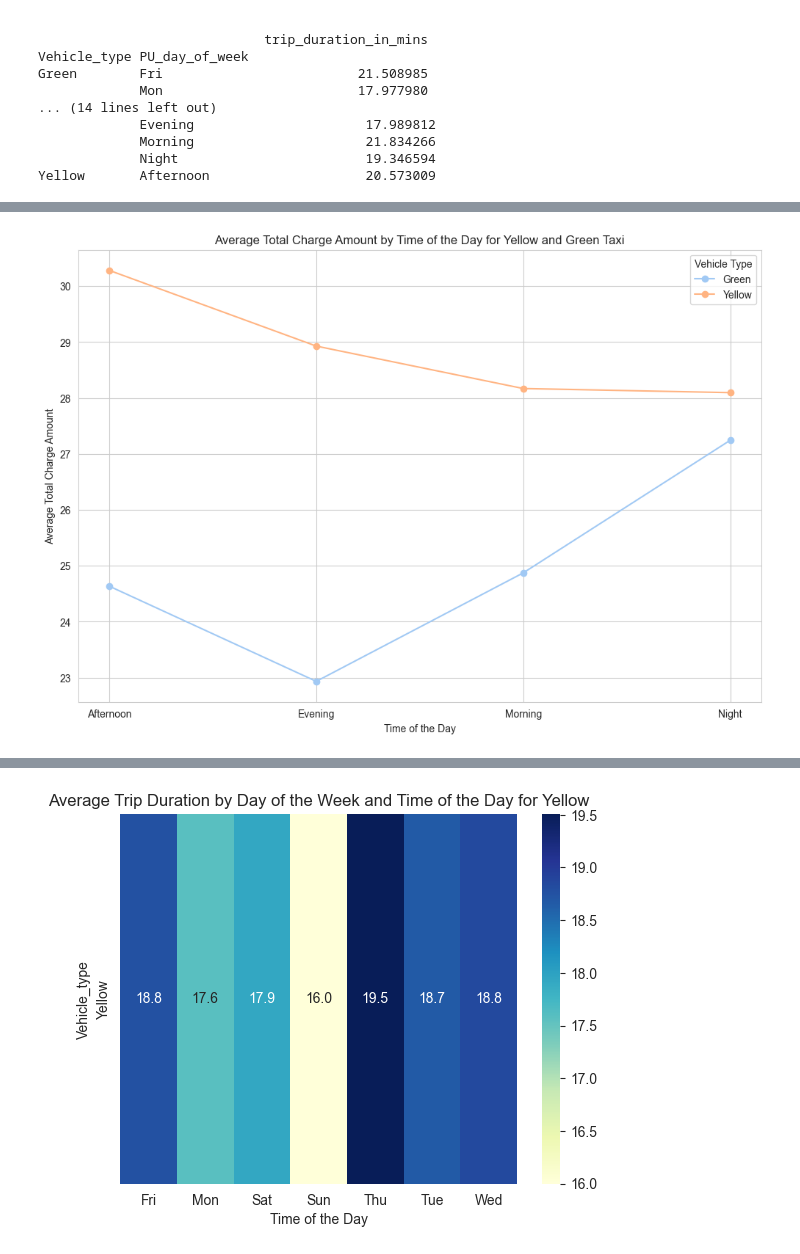
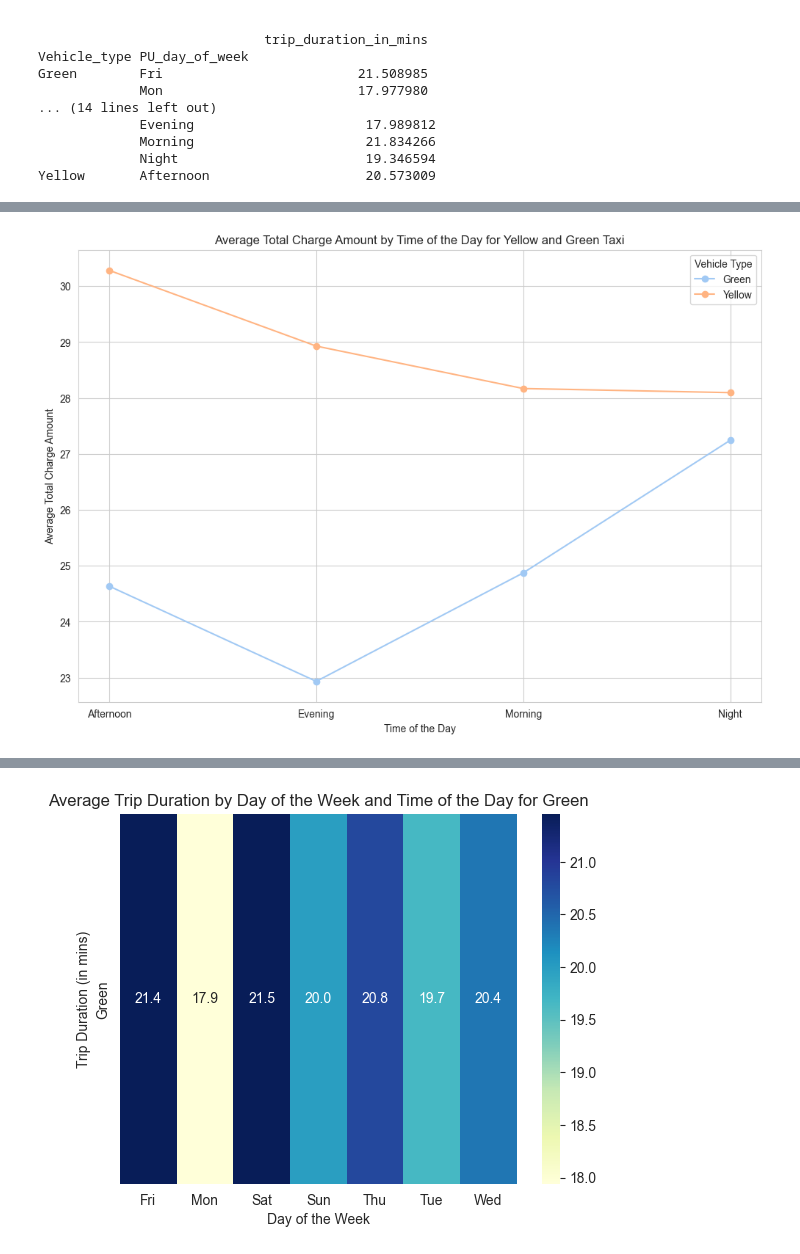
Before and after one commit to chaeyeonku/nyc-taxi-data-pipeline, a Jupyter notebook: scripts/trip_data.ipynb, the cells around one changed output, grey strips where cells are left out. Drawn from its saved outputs; the diff is of its cells as text; code cells hidden in the pictures.

Commit message:
Fix bug with FHV data and include in charts

```diff
--- a/scripts/trip_data.ipynb
+++ b/scripts/trip_data.ipynb
@@ -169,7 +166,8 @@ dec_df["PU_day"] = dec_df["Pickup_datetime"].dt.day
 # Data Cleaning
 
 # filter out erroneous entries such as negative total fare amount and zero duration trips
-filtered_df = dec_df[(dec_df["total_amount"] >= 0) & (dec_df["trip_duration_in_mins"] > 0)]
+# filtered_df = dec_df[(dec_df["total_amount"] >= 0) & (dec_df["trip_duration_in_mins"] > 0)]
+filtered_df = dec_df[dec_df["trip_duration_in_mins"] > 0]
 
 filtered_df.head(100).to_csv("filtered.csv")
 
@@ -193,8 +191,13 @@ filtered_df.head(100).to_csv("filtered.csv")
 
 final_df = filtered_df.copy()
 final_df["Index"] = final_df.index
+with_fhv_df = final_df.copy()
+final_df = final_df[final_df["total_amount"] >= 0]
 
 # Index, Vehicle_type, trip_distance, total_amount, trip_duration_in_mins
+
+day_of_week_fhv_df = with_fhv_df[["Index", "Vehicle_type", "trip_duration_in_mins", "PU_day_of_week"]].groupby(by=["Vehicle_type", "PU_day_of_week"]).agg({"Index":"count", "trip_duration_in_mins":"mean"})
+day_of_week_fhv_df.rename(columns={"Index": "Count"}, inplace=True)
 
 day_of_week_df = final_df[["Index", "Vehicle_type", "trip_distance", "total_amount", "trip_duration_in_mins", "PU_day_of_week"]].groupby(by=["Vehicle_type", "PU_day_of_week"]).agg({"Index":"count", "trip_distance": "mean", "total_amount": "mean", "trip_duration_in_mins":"mean"})
 day_of_week_df.rename(columns={"Index": "Count"}, inplace=True)
@@ -202,6 +205,9 @@ day_of_week_df.rename(columns={"Index": "Count"}, inplace=True)
 # TODO AGG 2 - by the time of the day
 time_of_the_day_df = final_df[["Index", "Vehicle_type", "trip_distance", "total_amount", "trip_duration_in_mins", "Time_of_the_day"]].groupby(by=["Vehicle_type", "Time_of_the_day"]).agg({"Index":"count", "trip_distance": "mean", "total_amount": "mean", "trip_duration_in_mins":"mean"})
 time_of_the_day_df.rename(columns={"Index": "Count"}, inplace=True)
+
+time_of_the_day_fhv_df = with_fhv_df[["Index", "Vehicle_type", "trip_duration_in_mins", "Time_of_the_day"]].groupby(by=["Vehicle_type", "Time_of_the_day"]).agg({"Index":"count", "trip_duration_in_mins":"mean"})
+time_of_the_day_fhv_df.rename(columns={"Index": "Count"}, inplace=True)
 
 print(day_of_week_df.head(5))
 print(time_of_the_day_df.head(5))
@@ -258,7 +284,7 @@ for vehicle_type, data in day_of_week_df.groupby(level=0):
     index += 1
 plt.xlabel('Day of the Week')
 plt.ylabel('Average Trip Distance')
-plt.title('Average Trip Distance by Day of the Week for Yellow and Green Taxi')
+plt.title('Average Trip Distance by Day of the Week')
 plt.legend(title='Vehicle Type')
 plt.savefig('../figures/avg_trip_distance_by_day_of_the_week.png')
 plt.show()
@@ -277,41 +303,57 @@ plt.legend(title='Vehicle Type')
 plt.savefig('../figures/avg_charge_amount_by_day_of_the_week.png')
 plt.show()
 
-# Stacked bar chart for trip duration by day of the week for each vehicle type
-plt.figure(figsize=(12, 8))
-bottom = None
-index = 0
-for vehicle_type, data in day_of_week_df.groupby(level=0):
-    if bottom is None:
-        bottom = plt.bar(data.index.get_level_values('PU_day_of_week'), data['trip_duration_in_mins'], label=vehicle_type,color=palette[index])
-        cumulative_heights = data['trip_duration_in_mins'].values
-    else:
-        plt.bar(data.index.get_level_values('PU_day_of_week'), data['trip_duration_in_mins'], bottom=cumulative_heights, label=vehicle_type, color=palette[index])
-        cumulative_heights += data['trip_duration_in_mins'].values
-    index += 1
-plt.xlabel('Day of the Week')
-plt.ylabel('Average Trip Duration (mins)')
-plt.title('Average Trip Duration by Day of the Week for Yellow and Green Taxi')
-plt.legend(title='Vehicle Type')
+# Define the width of each bar group
+bar_width = 0.35
+
+# Create a figure and axis object
+fig, ax = plt.subplots(figsize=(12, 8))
+
+# Calculate the number of groups and the width for each group
+num_groups = len(day_of_week_fhv_df.index.levels[1])
+group_width = bar_width / len(day_of_week_fhv_df.index.levels[0])
+
+# Plot each group of bars for each vehicle type
+for i, (vehicle_type, data) in enumerate(day_of_week_fhv_df.groupby(level=0)):
+    x = range(num_groups)
+    ax.bar([pos + i * group_width for pos in x], data['trip_duration_in_mins'], label=vehicle_type, width=group_width, color=palette[i])
+
+# Set the x-axis labels and tick positions
+ax.set_xticks([pos + bar_width / 2 for pos in x])
+ax.set_xticklabels(day_of_week_fhv_df.index.levels[1])
+
+# Add labels and title
+ax.set_xlabel('Day of the Week')
+ax.set_ylabel('Average Trip Duration (mins)')
+ax.set_title('Average Trip Duration by Day of the Week for Each Vehicle Type')
+ax.legend(title='Vehicle Type')
+
+# Save the plot
 plt.savefig('../figures/avg_trip_duration_by_day_of_the_week.png')
-plt.show()
 
-# Box plot for trip distance by time of the day for each vehicle type
-plt.figure(figsize=(12, 8))
-sns.boxplot(x='Time_of_the_day', y='trip_distance', hue='Vehicle_type', data=time_of_the_day_df.reset_index())
-plt.xlabel('Time of the Day')
-plt.ylabel('Trip Distance')
-plt.title('Trip Distance by Time of the Day for Yellow and Green Taxi')
-plt.legend(title='Vehicle Type')
-plt.savefig('../figures/avg_trip_distance_by_day_of_the_week.png')
+
+# Create a figure and axis object
+fig, ax = plt.subplots(figsize=(12, 8))
+
+# Create a grouped bar plot for ride count analysis
+sns.barplot(x='Time_of_the_day', y='Count', hue='Vehicle_type', data=time_of_the_day_fhv_df, ax=ax, palette='pastel')
+# Add labels and title
+ax.set_xlabel('Time of the Day')
+ax.set_ylabel('Total Ride Counts')
+ax.set_title('Ride Count Analysis by Time of the Day and Vehicle Type')
+# Adjust legend position
+ax.legend(title='Vehicle Type', loc='upper right')
+# Save the plot
+plt.savefig('../figures/ride_count_analysis_grouped.png')
+# Show the plot
 plt.show()
 
 # Heatmap for trip duration by day of the week and time of the day for each vehicle type
 plt.figure(figsize=(12, 8))
-for vehicle_type, data in day_of_week_df.groupby(level=0):
+for vehicle_type, data in day_of_week_fhv_df.groupby(level=0):
     sns.heatmap(data['trip_duration_in_mins'].unstack(), cmap='YlGnBu', annot=True, fmt=".1f")
-    plt.xlabel('Time of the Day')
-    # plt.ylabel('Day of the Week')
+    plt.xlabel('Day of the Week')
+    plt.ylabel('Trip Duration (in mins)')
     plt.title(f'Average Trip Duration by Day of the Week and Time of the Day for {vehicle_type}')
     plt.savefig(f'../figures/avg_trip_duration_by_dow_and_tod_{vehicle_type}.png')
     plt.show()
@@ -324 +366 @@ for vehicle_type, data in day_of_week_df.groupby(level=0):
-[figure, old version]
+[figure, new version]
```
Also changed, not shown: parts of 3 cells of this notebook, 6 other files.
